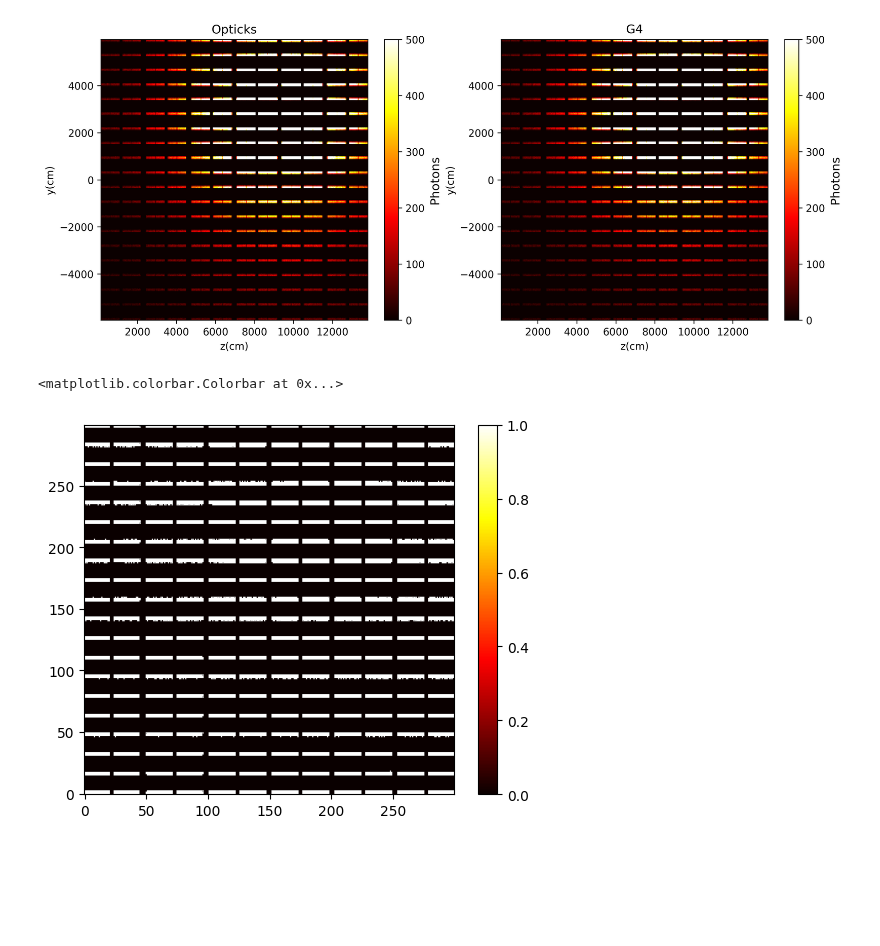
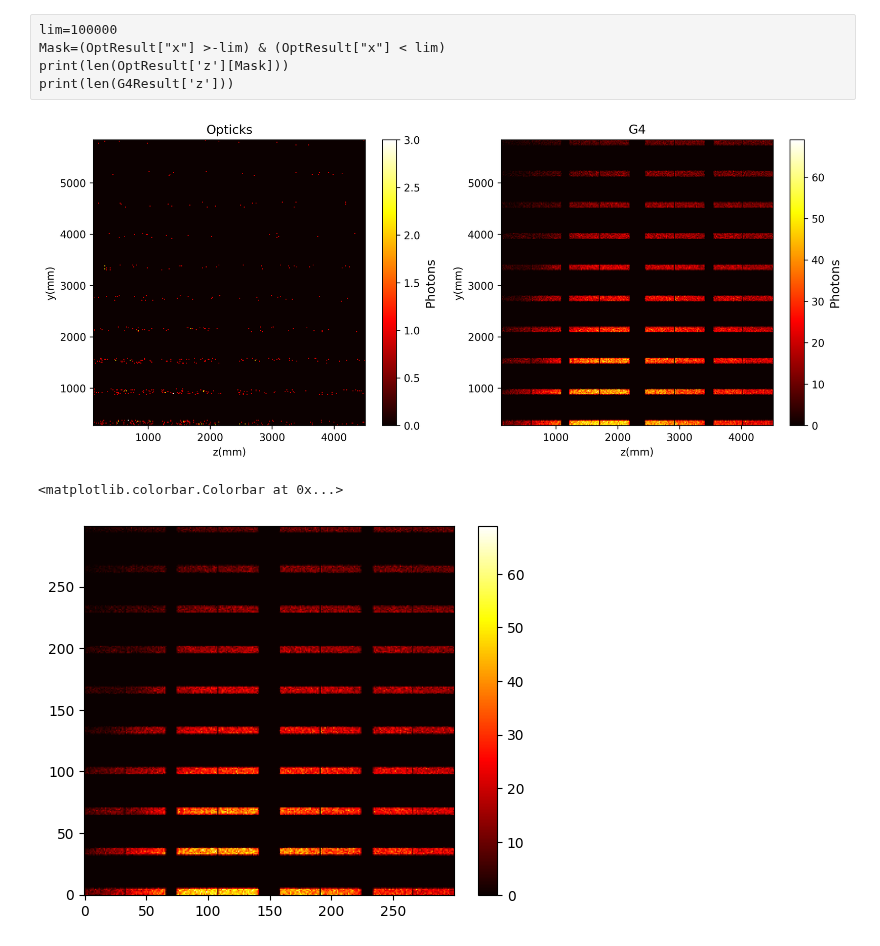
Before and after one commit to nuRiceLab/OpticalSims, a Jupyter notebook: Analysis/G4andOpticksHitsTest.ipynb, the cells around one changed output. Saved outputs shown, nothing was run; the diff lists cells and outputs as text; code cells hidden in the pictures; blank space fills up the shorter version.

Commit message:
Handling root files

```diff
--- a/Analysis/G4andOpticksHitsTest.ipynb
+++ b/Analysis/G4andOpticksHitsTest.ipynb
@@ -6,5 +7,11 @@ import numpy as np
 # %%
 
+def readRootFile(input_path):
+    with rt.open(input_path) as file:
+        OpticksHits=file["OpticksHits"].arrays(library="np")
+        G4Hits=file["Geant4Hits"].arrays(library="np")
+        PhotonInfo=file["PhotonInfo"].arrays(library="np")
+    return OpticksHits , G4Hits ,PhotonInfo
 
 def rewrite_geant4_csv_header(input_path, output_path):
     with open(input_path, 'r') as infile:
@@ -54,0 +45,4 @@ print(len(G4Result['z']))
+# %%
+## Reading Root files
+FName=f"../{Folder}/{file}"
+OptResult,G4Result,PhotonInfo=readRootFile(FName)
@@ -55,3 +63,8 @@ print(len(G4Result['z']))
+# %% [raw]
+lim=100000
+Mask=(OptResult["x"] >-lim) & (OptResult["x"] < lim)
+print(len(OptResult['z'][Mask]))
+print(len(G4Result['z']))
 # %%
 #G4
 #evtID,SensorID,SensorName,x,y,z,t,wavelength,ProcessID
@@ -61,29 +74,29 @@ print(len(G4Result['z']))
 # %%
 c=500
 b=300
 
 
 fig,p=plt.subplots(1,2,dpi=300,figsize=(13,5))
 p[0].set_title("Opticks")
-h1=p[0].hist2d(OptResult['z'][Mask],OptResult['y'][Mask],bins=b,cmin=0,cmax=c,cmap="hot",label="Opticks")
+h1=p[0].hist2d(OptResult['z'],OptResult['y'],bins=b,cmin=0,cmax=c,cmap="hot",label="Opticks")
 cbar1=fig.colorbar(h1[3])
 cbar1.set_label("Photons", fontsize=12)
 p[1].set_title("G4")
 h2=p[1].hist2d(G4Result['z'],G4Result['y'],bins=b,cmin=0,cmax=c,cmap="hot",label="Geant4")
 cbar2=fig.colorbar(h2[3])
 cbar2.set_label("Photons", fontsize=12)
 for i in range(0,2):
-    p[i].set_xlabel("z(cm)")
-    p[i].set_ylabel("y(cm)")
+    p[i].set_xlabel("z(mm)")
+    p[i].set_ylabel("y(mm)")
 # %% [output]
-[figure, old version]
+[figure, new version]
 # %%
 h3=abs(h1[0]-h2[0])
 plt.imshow(np.rot90(np.flip(h3,axis=1)),origin="lower",cmap="hot")
 plt.colorbar()
 # %% [output]
 <matplotlib.colorbar.Colorbar at 0x...>
-[figure, old version]
+[figure, new version]
 # %%
 c=1
 b=100
```
Also changed, not shown: parts of 10 cells of this notebook, 7 other files.
